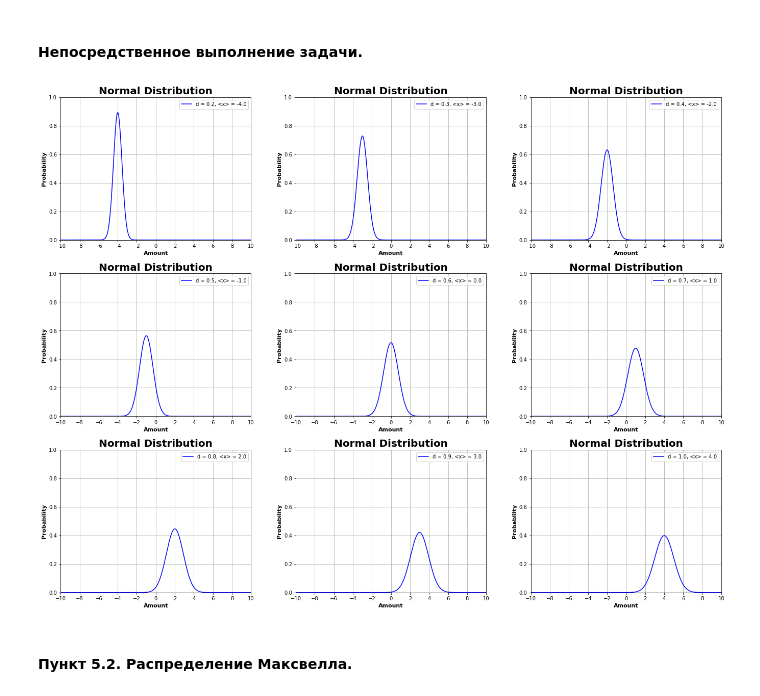
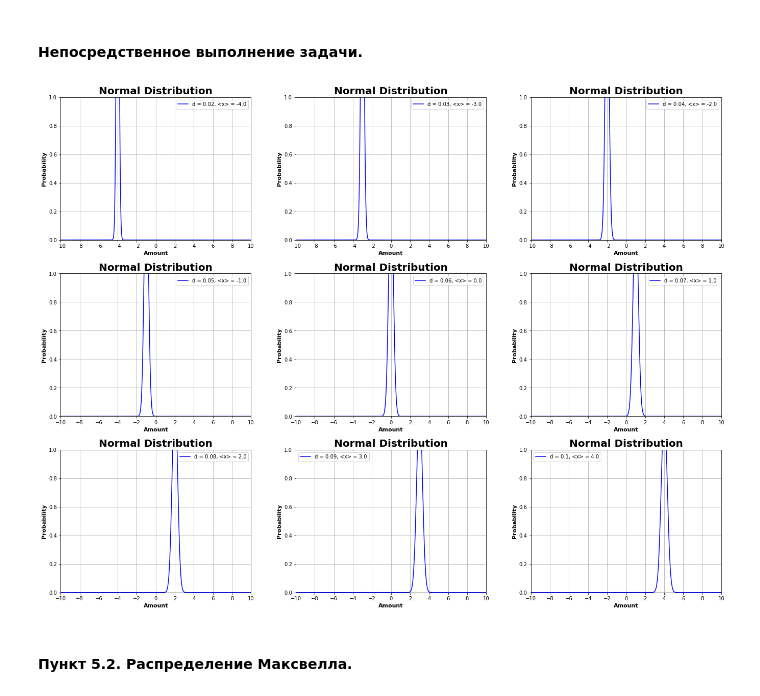
Before and after one commit to EvgrafovMichail/plt, a Jupyter notebook: matplotlib_evgrafov_michail_915.ipynb, the cells around one changed output. Saved outputs shown, nothing was run; the diff lists cells and outputs as text; code cells hidden in the pictures.

```diff
--- a/matplotlib_evgrafov_michail_915.ipynb
+++ b/matplotlib_evgrafov_michail_915.ipynb
@@ -361,19 +361,19 @@ def normal_distribution(ax, disp=1, mu=0):
 # %% [markdown]
 #### Непосредственное выполнение задачи.
 # %%
-disps = np.arange(0.2, 1.1, 0.1)
+disps = np.arange(0.02, 0.11, 0.01)
 means = np.linspace(-4, 4, 9)
 
 my_distributions = MultiSchedule(3, 3, normal_distribution)
 
 for i in range(len(disps)):
     my_dict = {'disp' : disps[i], 'mu' : means[i]}
 
     my_distributions.add_schedule(my_dict)
 
 my_distributions.show()
 # %% [output]
-[figure, old version]
+[figure, new version]
 # %% [markdown]
 #### Пункт 5.2. Распределение Максвелла.
 # %% [markdown]
```
Also changed, not shown: parts of 1 cell of this notebook, 5 other files.
